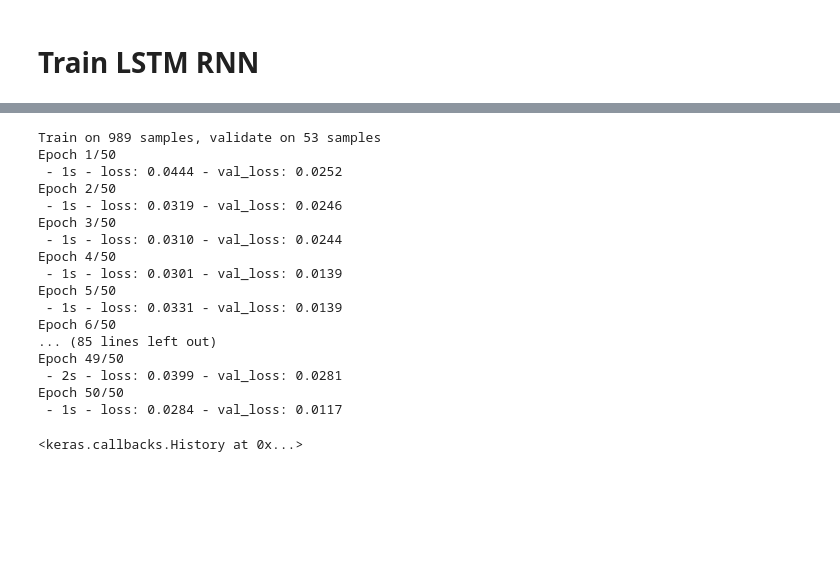
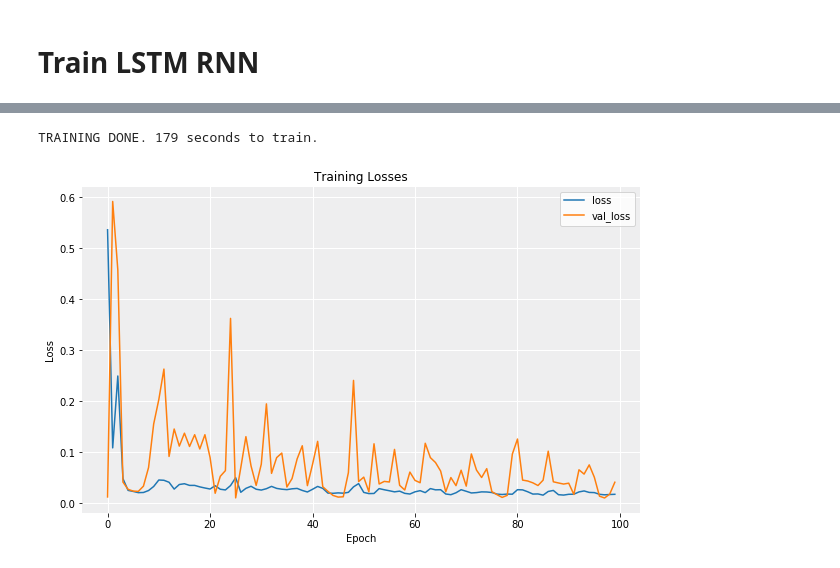
Before and after one commit to munozalexander/Stock-Prediction, a Jupyter notebook: Stock_Prediction.ipynb, the cells around one changed output, grey strips where cells are left out. Cells and saved outputs as stored; diff of their text form; code cells hidden in the pictures; blank space fills up the shorter version.

```diff
--- a/Stock_Prediction.ipynb
+++ b/Stock_Prediction.ipynb
@@ -167,29 +162,25 @@ Non-trainable params: 0
 _________________________________________________________________
 # %%
 # fit model
-model.fit(
-    X_train,
-    y_train,
-    batch_size=512,
-    epochs=50,
-    validation_split=0.05,
-    verbose=0)
+t0 = time.time()
+history = model.fit(
+            X_train,
+            y_train,
+            batch_size=512,
+            epochs=100,
+            validation_split=0.05,
+            verbose=0)
+print "TRAINING DONE. %i seconds to train." % int(time.time()-t0)
 # %% [output]
-Train on 989 samples, validate on 53 samples
-Epoch 1/50
- - 1s - loss: 0.0444 - val_loss: 0.0252
-Epoch 2/50
- - 1s - loss: 0.0319 - val_loss: 0.0246
-Epoch 3/50
- - 1s - loss: 0.0310 - val_loss: 0.0244
-Epoch 4/50
- - 1s - loss: 0.0301 - val_loss: 0.0139
-Epoch 5/50
- - 1s - loss: 0.0331 - val_loss: 0.0139
-Epoch 6/50
-... (85 lines left out)
-Epoch 49/50
- - 2s - loss: 0.0399 - val_loss: 0.0281
-Epoch 50/50
- - 1s - loss: 0.0284 - val_loss: 0.0117
+TRAINING DONE. 179 seconds to train.
-<keras.callbacks.History at 0x...>
+# %%
+f,a = simple_ax(figsize=(10,6))
+a.plot(history.history['loss'], label='loss')
+a.plot(history.history['val_loss'], label='val_loss')
+a.set_title('Training Losses')
+a.set_xlabel('Epoch')
+a.set_ylabel('MSE Loss')
+plt.legend()
+plt.show()
+# %% [output]
+[figure, added]
```
Also changed, not shown: parts of 18 cells of this notebook, 1 other file.
